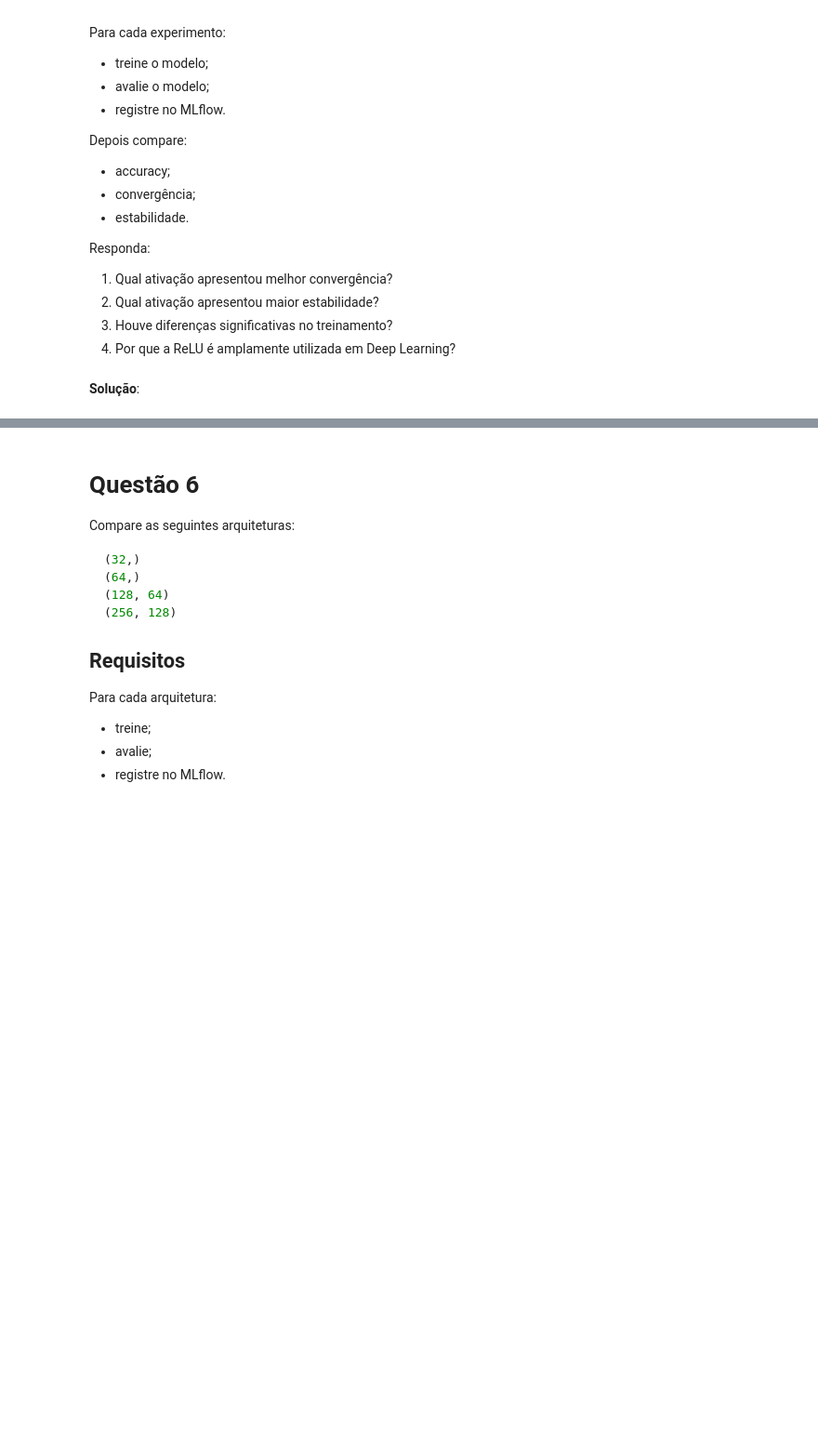
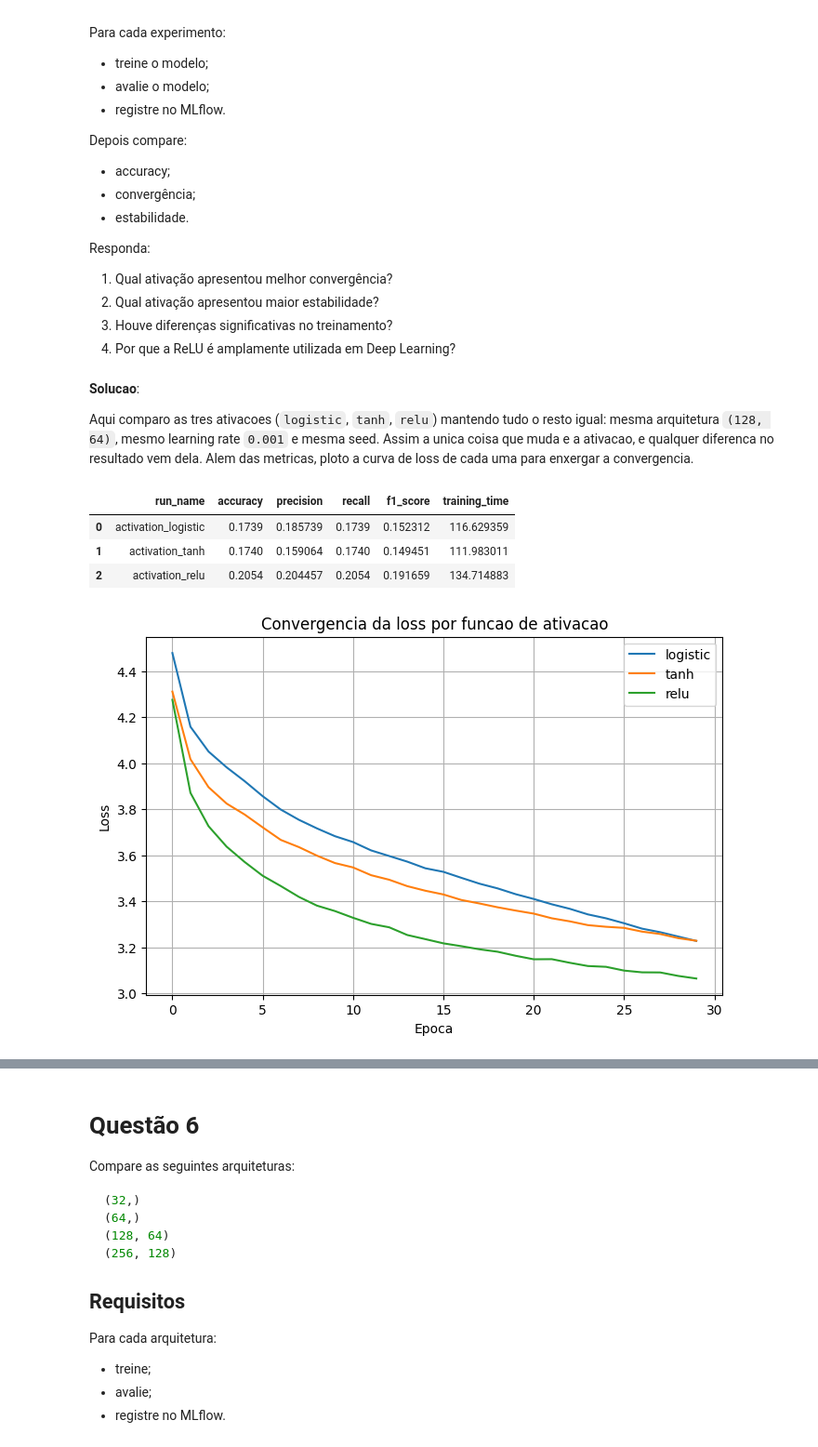
Before and after one commit to ddefbcourses/atividade-05-deep-learning-ii-cardozoguilherme, a Jupyter notebook: notebooks/assignment.ipynb, the cells around one changed output, grey strips where cells are left out. Shown at 93% size. Saved outputs shown, nothing was run; the diff lists cells and outputs as text; code cells hidden in the pictures; blank space fills up the shorter version.

```diff
--- a/notebooks/assignment.ipynb
+++ b/notebooks/assignment.ipynb
@@ -136,3 +270,21 @@ Além disso, responda:
+# %%
+def train_mlp(X_train, y_train, activation, hidden_layers, learning_rate, seed,
+              max_iter=MAX_ITER, batch_size=BATCH_SIZE):
+    """Treina uma MLP com a arquitetura e os hiperparametros informados."""
+
+    model = MLPClassifier(
+        hidden_layer_sizes=hidden_layers,
+        activation=activation,
+        solver="adam",
+        learning_rate_init=learning_rate,
+        max_iter=max_iter,
+        batch_size=batch_size,
+        random_state=seed,
+    )
+
+    model.fit(X_train, y_train)
+
+    return model
 # %% [markdown]
 # Questão 3
 
@@ -249,5 +523,3 @@ Responda:
 2. Qual ativação apresentou maior estabilidade?
 3. Houve diferenças significativas no treinamento?
 4. Por que a ReLU é amplamente utilizada em Deep Learning?
-# %% [markdown]
-**Solução**:
@@ -255,0 +526,43 @@ Responda:
+# %% [markdown]
+**Solucao**:
+
+Aqui comparo as tres ativacoes (`logistic`, `tanh`, `relu`) mantendo tudo o resto igual:
+mesma arquitetura `(128, 64)`, mesmo learning rate `0.001` e mesma seed. Assim a unica
+coisa que muda e a ativacao, e qualquer diferenca no resultado vem dela. Alem das
+metricas, ploto a curva de loss de cada uma para enxergar a convergencia.
+# %%
+activations = ["logistic", "tanh", "relu"]
+
+activation_results = []
+activation_models = {}
+
+for act in activations:
+    model, metrics = run_experiment(
+        run_name=f"activation_{act}",
+        activation=act,
+        hidden_layers=(128, 64),
+        learning_rate=0.001,
+    )
+    activation_models[act] = model
+    activation_results.append(metrics)
+
+df_act = pd.DataFrame(activation_results)[
+    ["run_name", "accuracy", "precision", "recall", "f1_score", "training_time"]
+]
+display(df_act)
+
+plt.figure(figsize=(8, 5))
+for act, model in activation_models.items():
+    plt.plot(model.loss_curve_, label=act)
+plt.title("Convergencia da loss por funcao de ativacao")
+plt.xlabel("Epoca")
+plt.ylabel("Loss")
+plt.legend()
+plt.grid(True)
+plt.show()
+# %% [output]
+|  | run_name | accuracy | precision | recall | f1_score | training_time |
+| 0 | activation_logistic | 0.1739 | 0.185739 | 0.1739 | 0.152312 | 116.629359 |
+| 1 | activation_tanh | 0.1740 | 0.159064 | 0.1740 | 0.149451 | 111.983011 |
+| 2 | activation_relu | 0.2054 | 0.204457 | 0.2054 | 0.191659 | 134.714883 |
+[figure, added]
```
Also changed, not shown: parts of 35 cells of this notebook, 1 other file.
